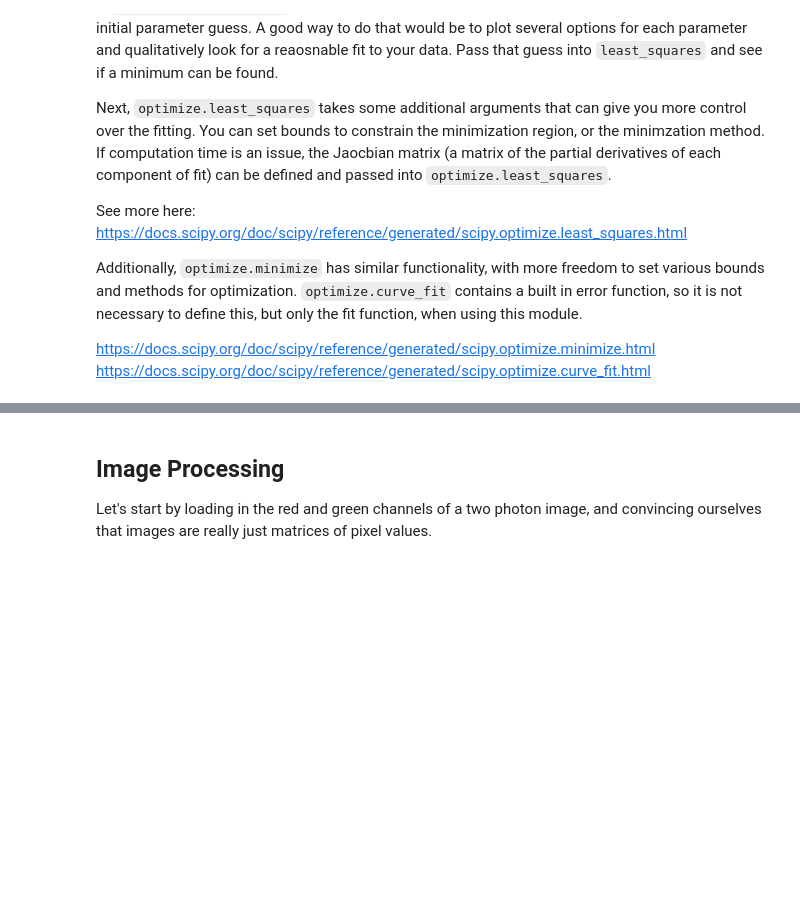
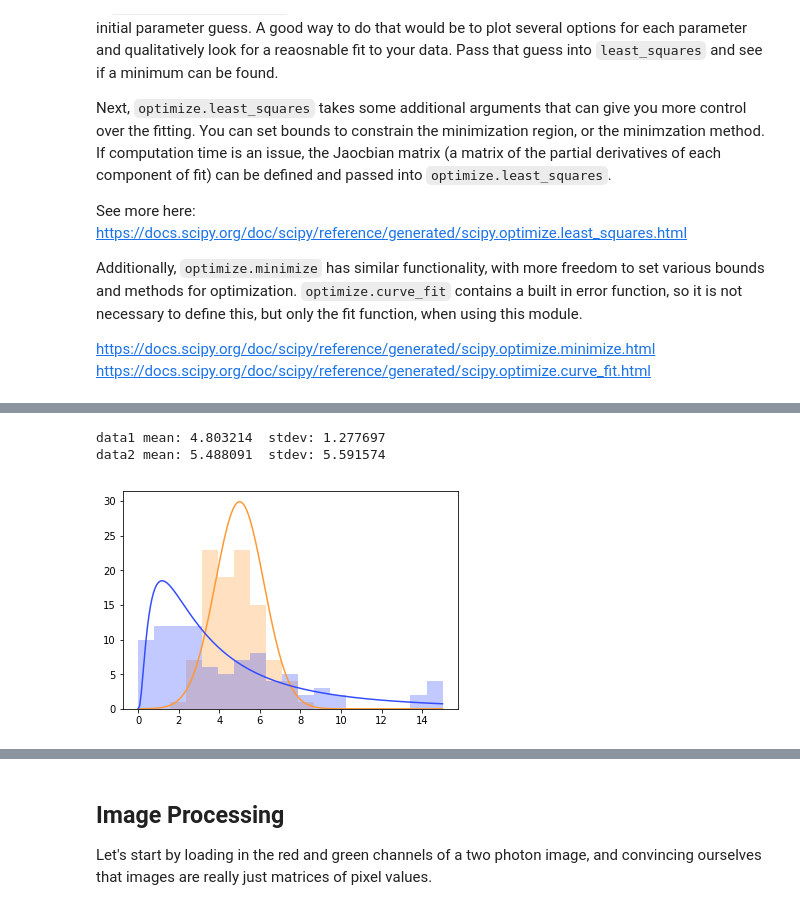
Before and after one commit to acbosma/SciPy_Tutorial, a Jupyter notebook: SciPy_Tutorial.ipynb, the cells around one changed output, grey strips where cells are left out. Drawn from its saved outputs; the diff is of its cells as text; code cells hidden in the pictures; blank space fills up the shorter version.

Commit message:
Added stats section

```diff
--- a/SciPy_Tutorial.ipynb
+++ b/SciPy_Tutorial.ipynb
@@ -142,0 +154,18 @@ https://docs.scipy.org/doc/scipy/reference/generated/scipy.optimize.curve_fit.ht
+# %%
+import scipy.stats as stats
+import numpy as np
+
+# Pick 100 random values from a normal distribution centered at 5.0
+dist1 = stats.norm(loc=5.0, scale=1.2)
+data1 = dist1.rvs(size=100)
+
+# Pick 100 random values from a lognormal distribution
+dist2 = stats.lognorm(s=1, scale=3.2)
+data2 = dist2.rvs(size=100)
+
+# as a reminder, numpy already provides some very basic tools:
+print "data1 mean: %f  stdev: %f" % (data1.mean(), data1.std())
+print "data2 mean: %f  stdev: %f" % (data2.mean(), data2.std())
+# %% [output]
+data1 mean: 4.803214  stdev: 1.277697
+data2 mean: 5.488091  stdev: 5.591574
@@ -142,0 +175,13 @@ https://docs.scipy.org/doc/scipy/reference/generated/scipy.optimize.curve_fit.ht
+# %%
+# plot histograms of the random values we generated
+ax = axes()
+bins = np.linspace(0, 15, 20)
+ax.hist(data1, bins=bins, color=(1.0, 0.6, 0.2, 0.3));
+ax.hist(data2, bins=bins, color=(0.2, 0.3, 1.0, 0.3));
+
+# Use the pdf() method to plot the probability density function of each distribution
+x = np.linspace(0, 15, 200)
+ax.plot(x, dist1.pdf(x) * 90, color=(1, 0.6, 0.2));
+ax.plot(x, dist2.pdf(x) * 90, color=(0.2, 0.3, 1.0));
+# %% [output]
+[figure, added]
```
Also changed, not shown: parts of 12 cells of this notebook.
